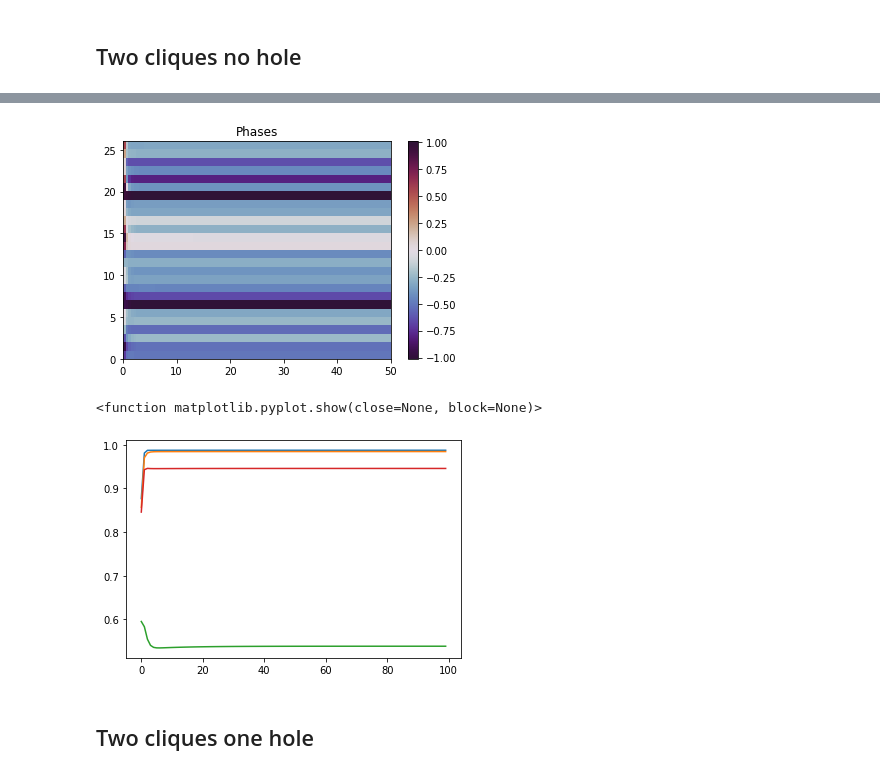
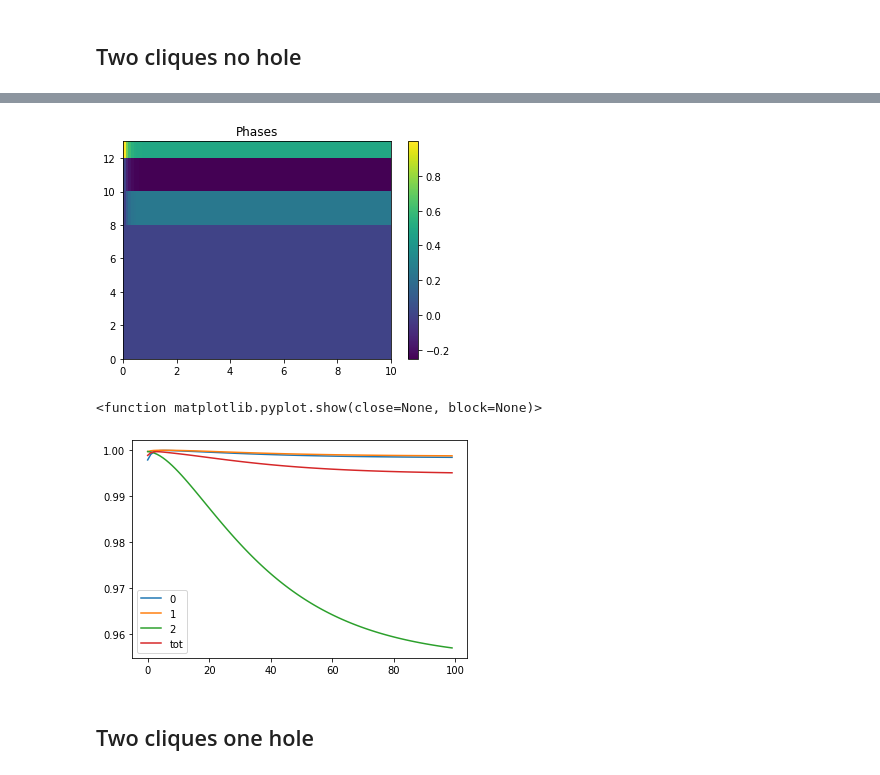
Before and after one commit to arnaudon/simplicial-kuramoto, a Jupyter notebook: notebooks/Edge_Kuramoto_simple_examples.ipynb, the cells around one changed output, grey strips where cells are left out. Drawn from its saved outputs; the diff is of its cells as text; code cells hidden in the pictures.

Commit message:
proper edge lift + couple of exmaples

```diff
--- a/notebooks/Edge_Kuramoto_simple_examples.ipynb
+++ b/notebooks/Edge_Kuramoto_simple_examples.ipynb
@@ -70,19 +152,31 @@ plt.show()
 # %%
-# np.random.seed(4444)
-initial_phase = np.random.uniform(0, 1, Gsc.n_edges)
-
-t_max = 50
+np.random.seed(4444)
+initial_phase = np.random.uniform(0, 0.5, Gsc.n_edges)
+initial_phase = np.zeros(Gsc.n_edges)
+initial_phase[0] = 1
+t_max = 10
 n_t = 100
-alpha_1=np.ones(Gsc.lifted_N1.shape[1])*0
-alpha_2 =np.ones(Gsc.lifted_N1.shape[0])*0
+alpha_1=0
+alpha_2 =0
 #alpha_2=np.random.uniform(0, 2 * np.pi, Gsc.lifted_N1.shape[0]) # np.ones(Gsc.lifted_N1.shape[0])*np.pi
 
-initial_phase = np.hstack([initial_phase,-initial_phase])
+#initial_phase = np.hstack([initial_phase,-initial_phase])
 
 edge_result = integrate_edge_kuramoto(Gsc, initial_phase, t_max, n_t ,alpha_1=alpha_1,alpha_2=alpha_2)
+#edge_result.y = Gsc.V.T.dot(edge_result.y)
+#from copy import copy
+#e = copy(edge_result)
+#e.y = -edge_result.y[13:]
+
+#plot_edge_kuramoto(e)
+
+#e.y = edge_result.y[:13]
+
+#plot_edge_kuramoto(e)
+#edge_result.y = Gsc.V.T.dot(edge_result.y)
 plot_edge_kuramoto(edge_result)
 # %% [output]
-[figure, old version]
+[figure, new version]
 # %%
 op=module_order_parameter(edge_result.y,np.hstack([edge_community_assignment,edge_community_assignment]))
 plt.figure()
@@ -92,7 +186,7 @@ plt.legend(['0','1','2','tot'])
 plt.show
 # %% [output]
 <function matplotlib.pyplot.show(close=None, block=None)>
-[figure, old version]
+[figure, new version]
 # %% [markdown]
 ## Two cliques one hole
 # %%
```
Also changed, not shown: parts of 6 cells of this notebook, 4 other files.
